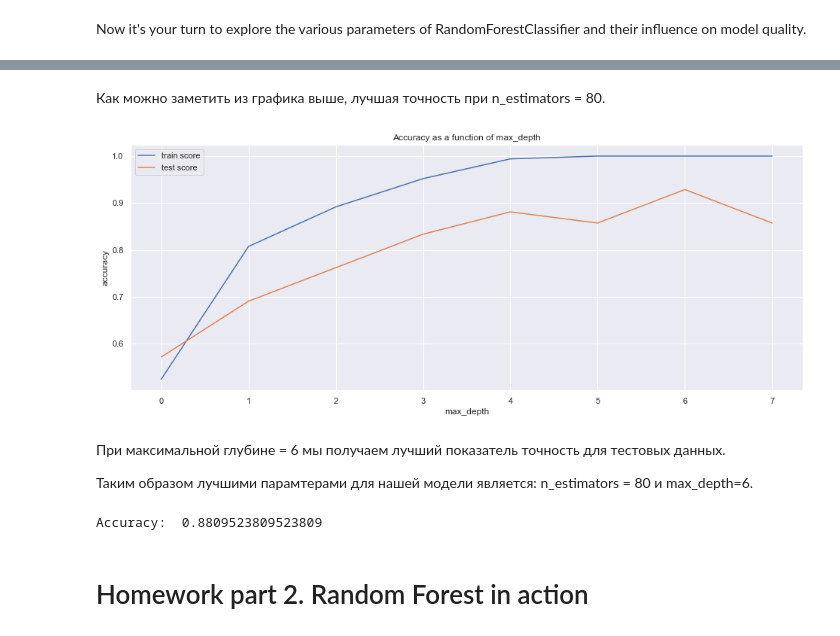
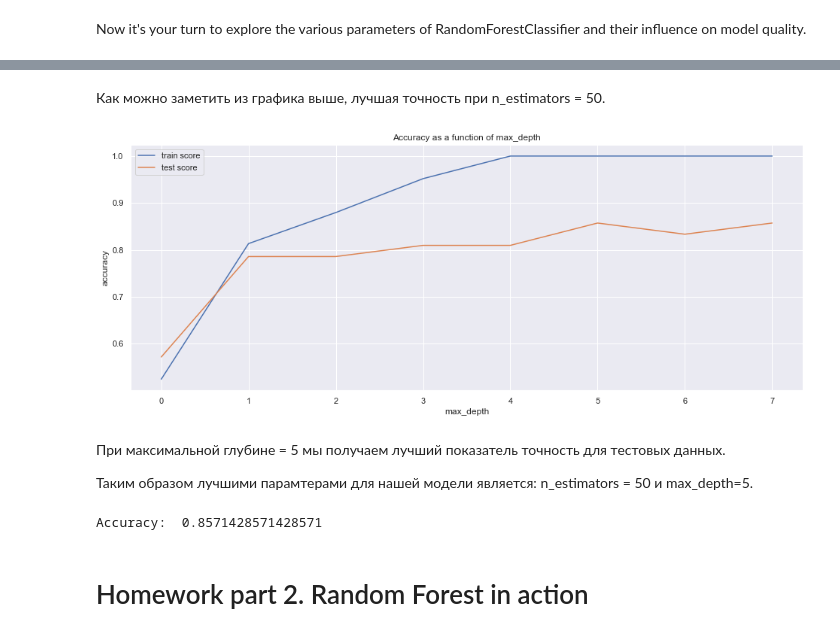
Before and after one commit to lizaveta56k/ML-22_2, a Jupyter notebook: task-7/rf_classifier.ipynb, the cells around one changed output, grey strips where cells are left out. Drawn from its saved outputs; the diff is of its cells as text; code cells hidden in the pictures.

```diff
--- a/task-7/rf_classifier.ipynb
+++ b/task-7/rf_classifier.ipynb
@@ -650,11 +650,11 @@ print(end - start)
 # %% [markdown]
-Как можно заметить из графика выше, лучшая точность при n_estimators = 80.
+Как можно заметить из графика выше, лучшая точность при n_estimators = 50.
 # %%
 def plot_metrics_on_depths_forest(criterion='gini', n_estimators = 10):
     max_depths, train_scores, test_scores = [], [], []
     for max_depth in range(0, 8):
         max_depths.append(max_depth)
-        model = RandomForestClassifier(criterion=criterion, n_estimators = n_estimators, max_depth=max_depth)
+        model = RandomForestClassifier(criterion=criterion, n_estimators = n_estimators, max_depth=max_depth, random_gen = np.random.default_rng(42))
         model.fit(X_train.values, y_train.values)
         train_scores.append(accuracy_score(y_train, model.predict(X_train.values)))
         y_pred = model.predict(X_test.values)
@@ -669,21 +669,21 @@ def plot_metrics_on_depths_forest(criterion='gini', n_estimators = 10):
     plt.legend()
     plt.show();
 # %%
-plot_metrics_on_depths_forest('gini', 80)
+plot_metrics_on_depths_forest('gini', 50)
 # %% [output]
-[figure, old version]
+[figure, new version]
 # %% [markdown]
-При максимальной глубине = 6 мы получаем лучший показатель точность для тестовых данных.
+При максимальной глубине = 5 мы получаем лучший показатель точность для тестовых данных.
 
-Таким образом лучшими парамтерами для нашей модели является: n_estimators = 80 и max_depth=6.
+Таким образом лучшими парамтерами для нашей модели является: n_estimators = 50 и max_depth=5.
 # %%
-model = RandomForestClassifier(criterion='gini', n_estimators = 80, max_depth=6)
+model = RandomForestClassifier(criterion='gini', n_estimators = 50, max_depth=5, random_gen = np.random.default_rng(42))
 model.fit(X_train.values, y_train.values)
 y_pred = model.predict(X_test.values)
 
 print('Accuracy: ', accuracy_score(y_test, y_pred))
 # %% [output]
-Accuracy:  0.8809523809523809
+Accuracy:  0.8571428571428571
 # %% [markdown]
 # Homework part 2. Random Forest in action
 # %% [markdown]
```
Also changed, not shown: parts of 11 cells of this notebook.
